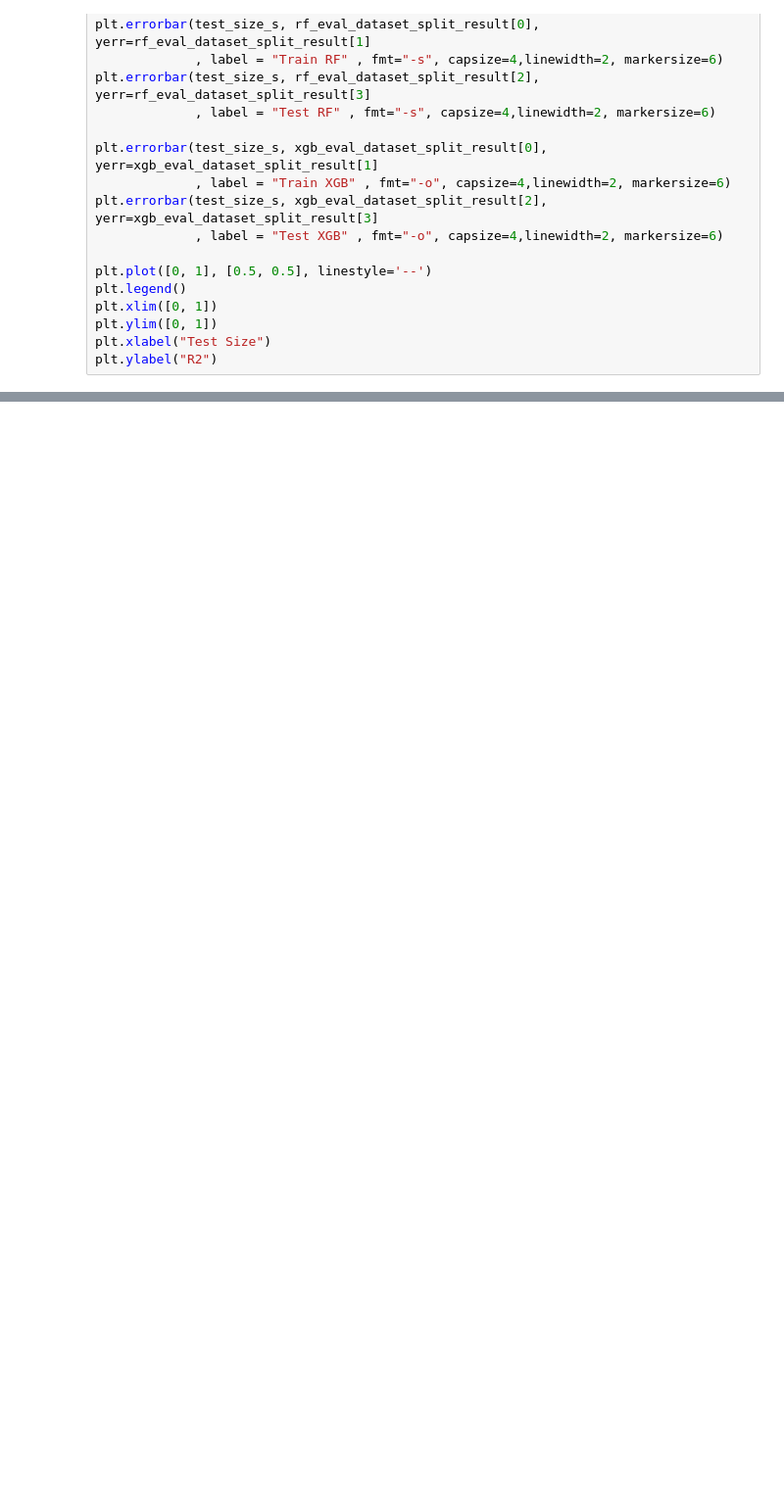
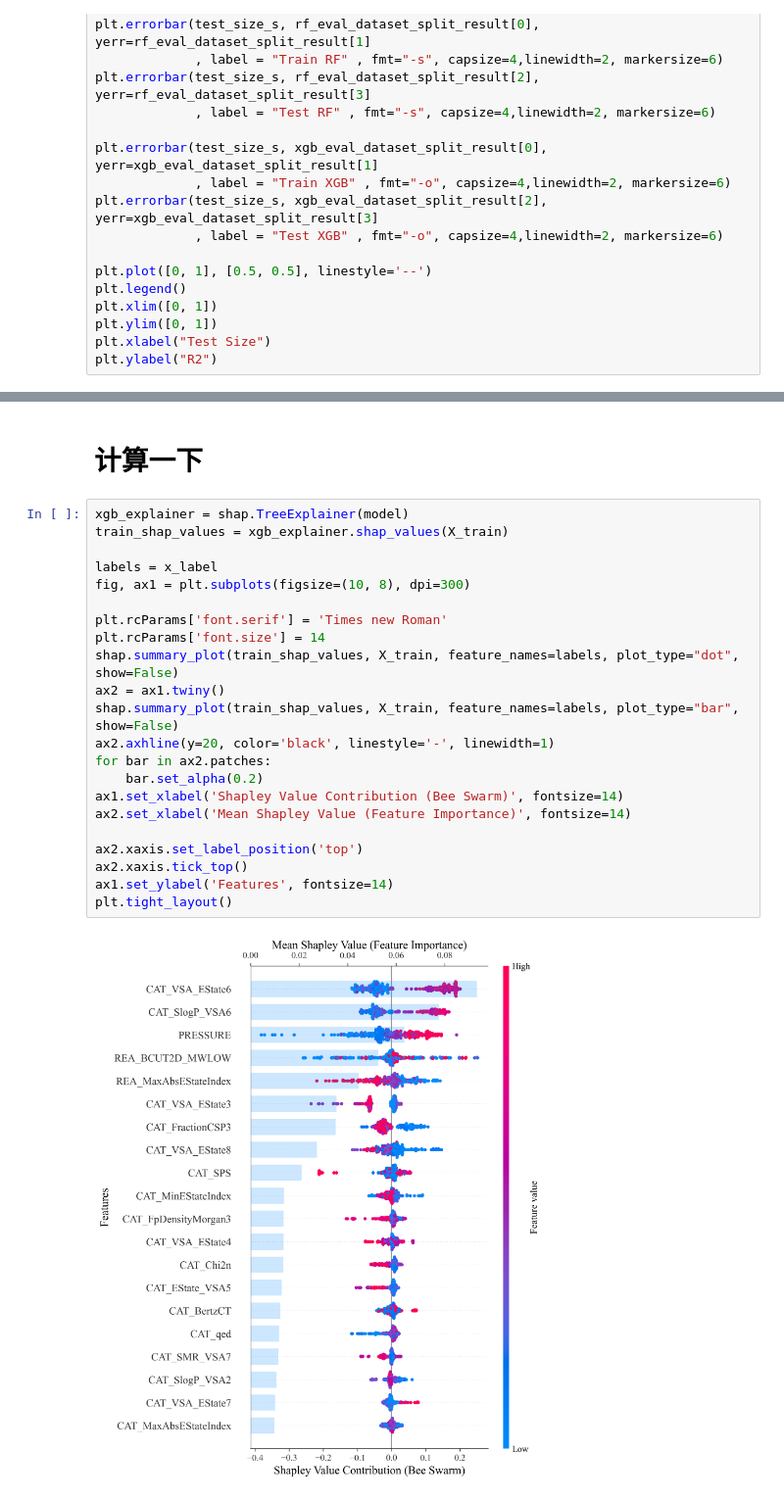
Before and after one commit to iawnix/AAReact, a Jupyter notebook: train/eval_ml_model_result.ipynb, the cells around one changed output, grey strips where cells are left out. Shown at 98% size. Drawn from its saved outputs; the diff is of its cells as text; blank space fills up the shorter version.

```diff
--- a/train/eval_ml_model_result.ipynb
+++ b/train/eval_ml_model_result.ipynb
@@ -191,2 +196,28 @@ test_pred = model.predict(X_test)
+# %% [markdown]
+# 计算一下
+# %%
+xgb_explainer = shap.TreeExplainer(model)
+train_shap_values = xgb_explainer.shap_values(X_train)
+
+labels = x_label
+fig, ax1 = plt.subplots(figsize=(10, 8), dpi=300)
+
+plt.rcParams['font.serif'] = 'Times new Roman'
+plt.rcParams['font.size'] = 14
+shap.summary_plot(train_shap_values, X_train, feature_names=labels, plot_type="dot", show=False)
+ax2 = ax1.twiny()
+shap.summary_plot(train_shap_values, X_train, feature_names=labels, plot_type="bar", show=False)
+ax2.axhline(y=20, color='black', linestyle='-', linewidth=1)
+for bar in ax2.patches:
+    bar.set_alpha(0.2)
+ax1.set_xlabel('Shapley Value Contribution (Bee Swarm)', fontsize=14)
+ax2.set_xlabel('Mean Shapley Value (Feature Importance)', fontsize=14)
+
+ax2.xaxis.set_label_position('top')
+ax2.xaxis.tick_top()
+ax1.set_ylabel('Features', fontsize=14)
+plt.tight_layout()
+# %% [output]
+[figure, added]
 # %%
 draw_pred_result(y_true_s = (y_train, y_test), y_pred_s = (train_pred, test_pred), r2_s = (r2_score(train_pred, y_train), r2_score(test_pred, y_test)), class_s = (class_train, class_test))
```
Also changed, not shown: parts of 7 cells of this notebook, 2 other files.
